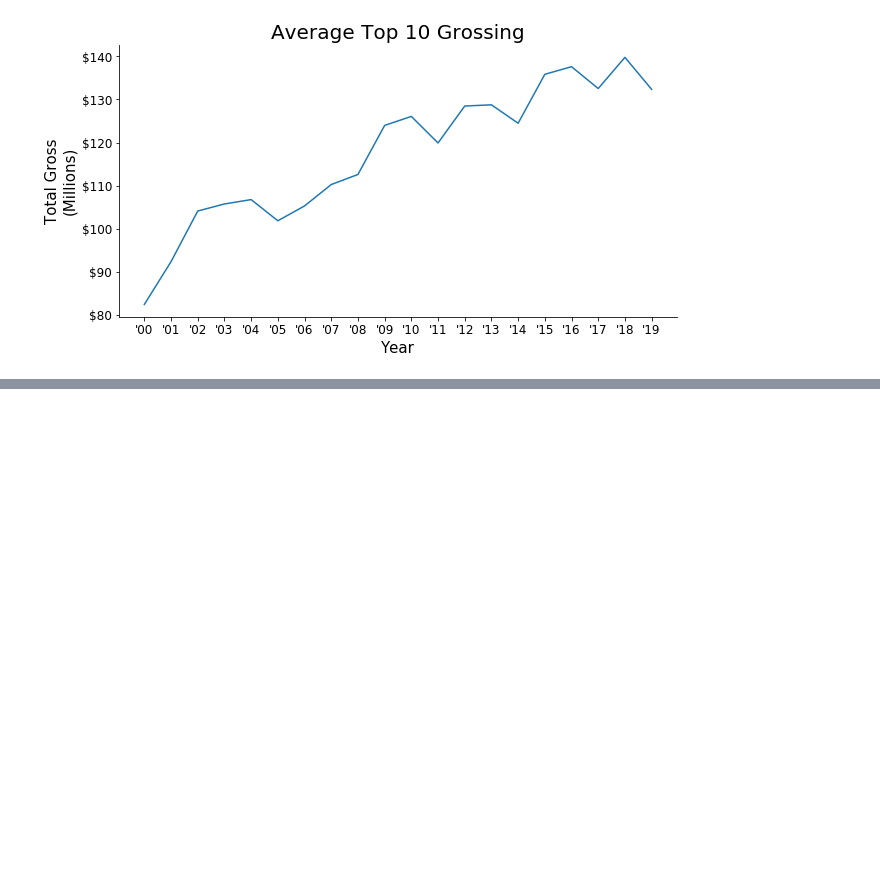
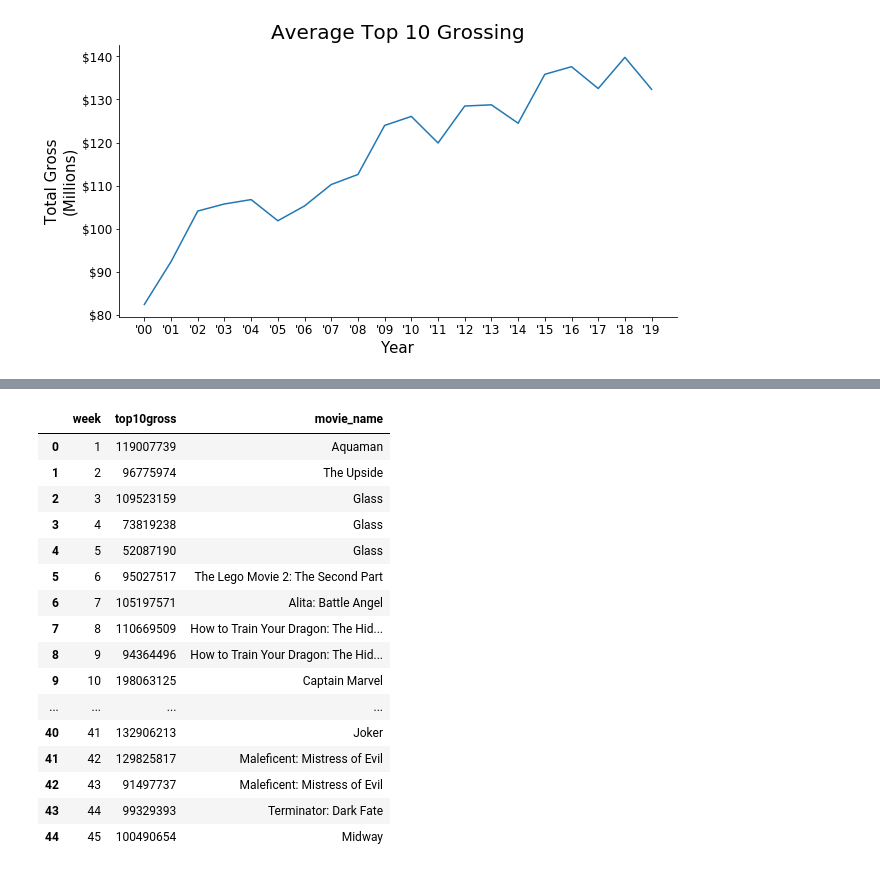
Before and after one commit to tnorlund/ANLT234-01_2019F-A03--NORLUND_TYLER, a Jupyter notebook: graphs.ipynb, the cells around one changed output, grey strips where cells are left out. Saved outputs shown, nothing was run; the diff lists cells and outputs as text; code cells hidden in the pictures; blank space fills up the shorter version.

```diff
--- a/graphs.ipynb
+++ b/graphs.ipynb
@@ -289,0 +371,20 @@ plt.show()
+# %%
+df
+# %% [output]
+|  | week | top10gross | movie_name |
+| 0 | 1 | 119007739 | Aquaman |
+| 1 | 2 | 96775974 | The Upside |
+| 2 | 3 | 109523159 | Glass |
+| 3 | 4 | 73819238 | Glass |
+| 4 | 5 | 52087190 | Glass |
+| 5 | 6 | 95027517 | The Lego Movie 2: The Second Part |
+| 6 | 7 | 105197571 | Alita: Battle Angel |
+| 7 | 8 | 110669509 | How to Train Your Dragon: The Hid... |
+| 8 | 9 | 94364496 | How to Train Your Dragon: The Hid... |
+| 9 | 10 | 198063125 | Captain Marvel |
+| ... | ... | ... | ... |
+| 40 | 41 | 132906213 | Joker |
+| 41 | 42 | 129825817 | Maleficent: Mistress of Evil |
+| 42 | 43 | 91497737 | Maleficent: Mistress of Evil |
+| 43 | 44 | 99329393 | Terminator: Dark Fate |
+| 44 | 45 | 100490654 | Midway |
```
Also changed, not shown: parts of 2 cells of this notebook, 23 other files.
